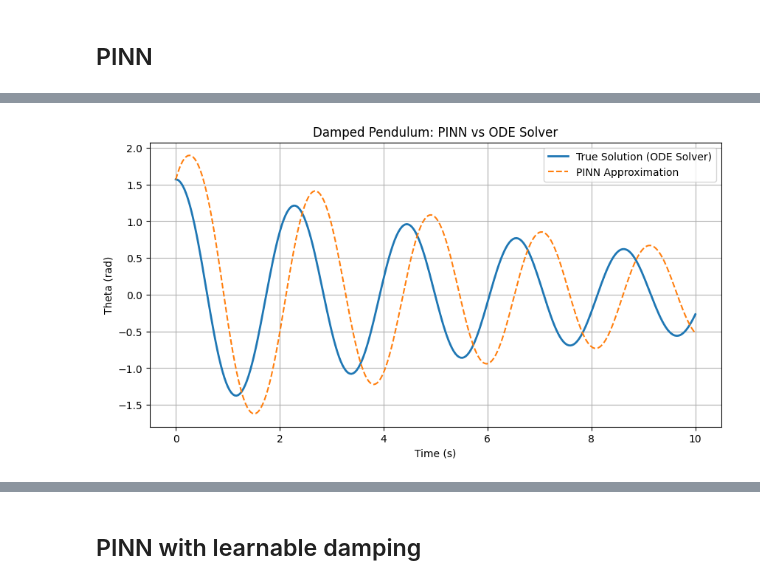
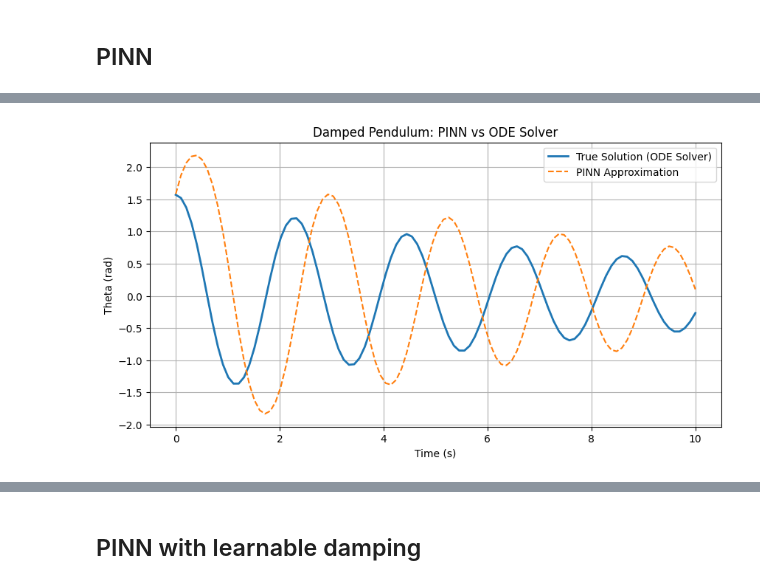
Before and after one commit to MathPhysSim/PINNs_LNNs_HNNs, a Jupyter notebook: Damped_pendulum_PINN_and_HNNs.ipynb, the cells around one changed output, grey strips where cells are left out. Drawn from its saved outputs; the diff is of its cells as text; code cells hidden in the pictures.

```diff
--- a/Damped_pendulum_PINN_and_HNNs.ipynb
+++ b/Damped_pendulum_PINN_and_HNNs.ipynb
@@ -103,8 +103,11 @@ plt.show()
 # %%
 # Solve the system using a numerical ODE solver for comparison
 t_span = (0, 10)
-t_train = torch.linspace(*t_span, 300).reshape(-1, 1)  # Training time points
+nr_samples = 100
 y0 = [np.pi / 2, 0]  # Initial conditions
+
+
+t_train = torch.linspace(*t_span, nr_samples).reshape(-1, 1)  # Training time points
 sol = solve_ivp(damped_pendulum, t_span, y0, t_eval=t_train.numpy().flatten(), args=(b, c))
 theta_true = torch.tensor(sol.y[0], dtype=torch.float32).reshape(-1, 1)
 
@@ -130,7 +133,7 @@ model = PINN()
 optimizer = optim.Adam(model.parameters(), lr=0.01)
 
 # Training loop
-epochs = 25000
+epochs = 50000
 for epoch in range(epochs):
     optimizer.zero_grad()
 
@@ -203 +206 @@ Epoch 24500, Loss: 0.00364210014231503
-[figure, old version]
+[figure, new version]
```
Also changed, not shown: parts of 16 cells of this notebook, 5 other files.
